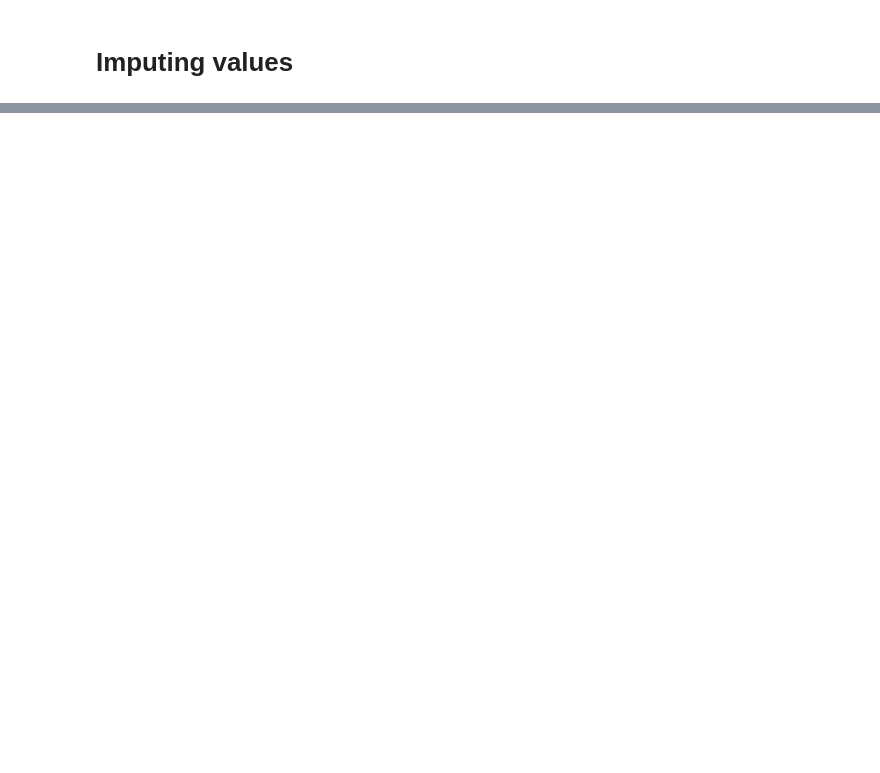
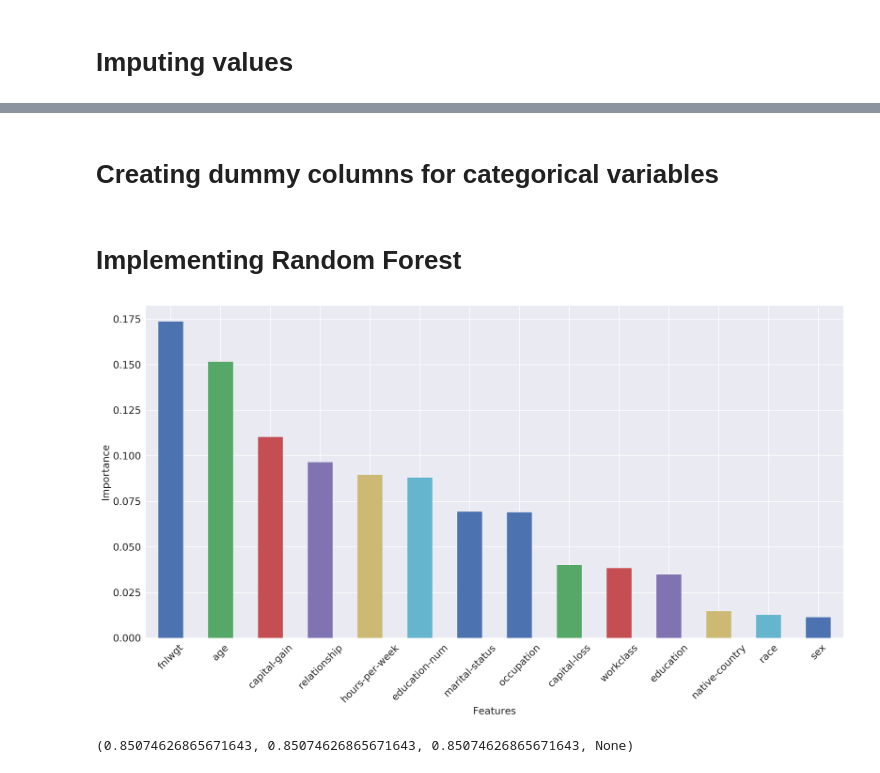
Before and after one commit to tsharmagw/PracticeProject, a Jupyter notebook: MachineLearning1_Project/Main.ipynb, the cells around one changed output, grey strips where cells are left out. Drawn from its saved outputs; the diff is of its cells as text; code cells hidden in the pictures; blank space fills up the shorter version.

Commit message:
Added Random Forest model and code to preprocess train and test data

```diff
--- a/MachineLearning1_Project/Main.ipynb
+++ b/MachineLearning1_Project/Main.ipynb
@@ -308,0 +321,11 @@ array([' State-gov', ' Self-emp-not-inc', ' Private', ' Federal-gov',
+# %%
+#preprocessing continuous data, using Standard Scaler
+#Using cont columns only
+for col,typ in Col_type.items():
+    if(str.lower(typ)=='cont'):
+        scale = StandardScaler()
+        scale.fit(df_train_imputed[[col]]) #training with train data
+        df_train_imputed[col]=scale.transform(df_train_imputed[[col]]) #transforming the train data
+        df_test_imputed[col]=scale.transform(df_test_imputed[[col]]) #transforming the test data using train data
+# %% [markdown]
+# Creating dummy columns for categorical variables
@@ -308,0 +339,50 @@ array([' State-gov', ' Self-emp-not-inc', ' Private', ' Federal-gov',
+# %%
+#encoding our target variable
+target_values=list(df_train_imputed[target_column].unique())
+target_column_mapping_train=dict([(target_values[i],i) for i in range(len(target_values))])
+target_column_mapping_test=dict([((target_values[i]+"."),i) for i in range(len(target_values))])
+
+#transforming target column, i.e encoding target column, binary data
+
+df_test_imputed[target_column]=df_test_imputed[target_column].map(target_column_mapping_test)
+df_train_imputed[target_column]=df_train_imputed[target_column].map(target_column_mapping_train)
+# %% [markdown]
+# Implementing Random Forest
+# %%
+#importing RandomForestClassifier
+
+#First creating a model with imputed Data
+from sklearn.ensemble import RandomForestClassifier
+from sklearn.metrics import precision_recall_fscore_support
+# Random forest classifier
+rfc = RandomForestClassifier(random_state=0)
+# Train the model
+X_train=df_train_imputed.iloc[:,:-1].values
+y_train=df_train_imputed.iloc[:,-1].values
+rfc.fit(X_train,y_train)
+# Get the feature importances
+importances = rfc.feature_importances_
+
+# Make the bar Plot from importances
+# Convert the importances into one-dimensional 1darray with corresponding df column names as axis labels
+f_importances = pd.Series(importances, df.columns[:-1])
+# Sort the array in descending order of the importances
+f_importances.sort_values(ascending=False, inplace=True)
+plt.figure(figsize=(16,9),dpi=250)
+f_importances.plot(kind='bar', fontsize=15, rot=45)
+plt.xlabel('Features', fontsize=15)
+plt.ylabel('Importance', fontsize=15)
+
+# Show the plot
+plt.tight_layout()
+plt.show()
+
+#testing the model
+X_test=df_test_imputed.iloc[:,:-1].values
+y_test=df_test_imputed.iloc[:,-1].values
+print(precision_recall_fscore_support(y_test,rfc.predict(X_test),average='micro'))
+#Creating model without Data with removed rows
+#will implement afterwards
+# %% [output]
+[figure, added]
+(0.85074626865671643, 0.85074626865671643, 0.85074626865671643, None)
```
Also changed, not shown: parts of 13 cells of this notebook.
